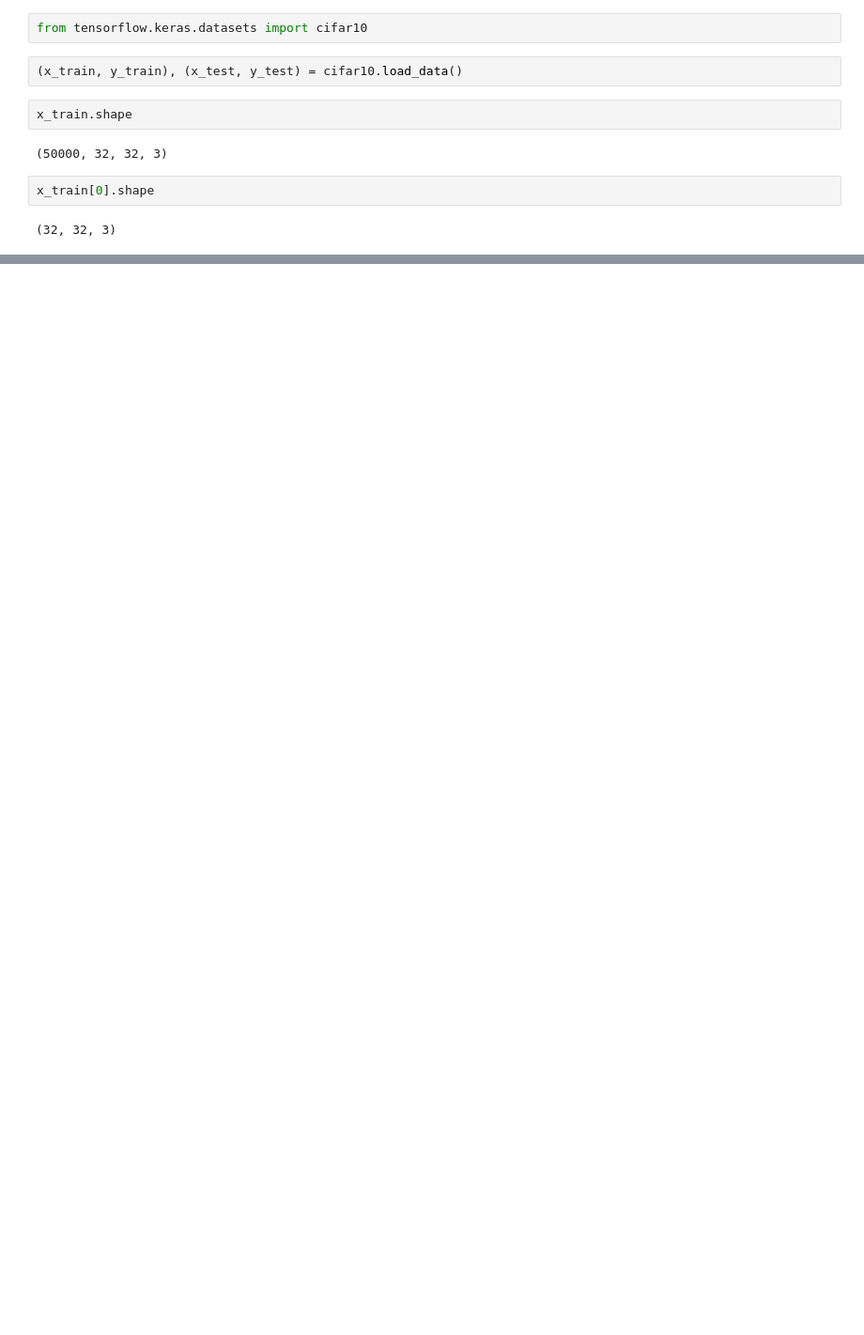
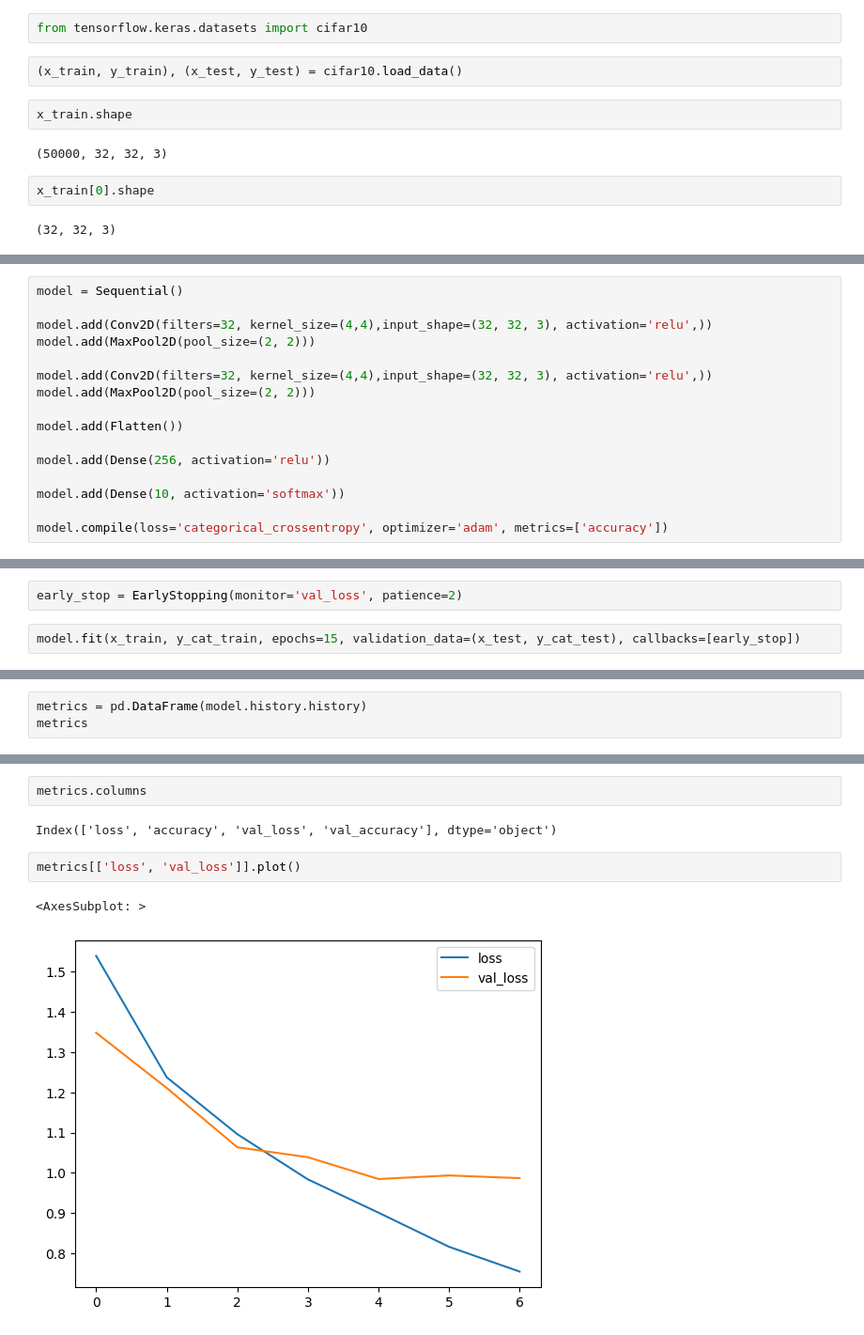
Before and after one commit to mouminaa/CNN, a Jupyter notebook: CNN_CIFAR-10.ipynb, the cells around one changed output, grey strips where cells are left out. Shown: that part at 94% size. Drawn from its saved outputs; the diff is of its cells as text; blank space fills up the shorter version.

```diff
--- a/CNN_CIFAR-10.ipynb
+++ b/CNN_CIFAR-10.ipynb
@@ -27,0 +64,16 @@ plt.imshow(x_train[500])
+# %%
+model = Sequential()
+
+model.add(Conv2D(filters=32, kernel_size=(4,4),input_shape=(32, 32, 3), activation='relu',))
+model.add(MaxPool2D(pool_size=(2, 2)))
+
+model.add(Conv2D(filters=32, kernel_size=(4,4),input_shape=(32, 32, 3), activation='relu',))
+model.add(MaxPool2D(pool_size=(2, 2)))
+
+model.add(Flatten())
+
+model.add(Dense(256, activation='relu'))
+
+model.add(Dense(10, activation='softmax'))
+
+model.compile(loss='categorical_crossentropy', optimizer='adam', metrics=['accuracy'])
@@ -27,0 +108,4 @@ plt.imshow(x_train[500])
+# %%
+early_stop = EarlyStopping(monitor='val_loss', patience=2)
+# %%
+model.fit(x_train, y_cat_train, epochs=15, validation_data=(x_test, y_cat_test), callbacks=[early_stop])
@@ -27,0 +134,3 @@ plt.imshow(x_train[500])
+# %%
+metrics = pd.DataFrame(model.history.history)
+metrics
@@ -27,0 +146,9 @@ plt.imshow(x_train[500])
+# %%
+metrics.columns
+# %% [output]
+Index(['loss', 'accuracy', 'val_loss', 'val_accuracy'], dtype='object')
+# %%
+metrics[['loss', 'val_loss']].plot()
+# %% [output]
+<AxesSubplot: >
+[figure, added]
```
Also changed, not shown: parts of 28 cells of this notebook.
